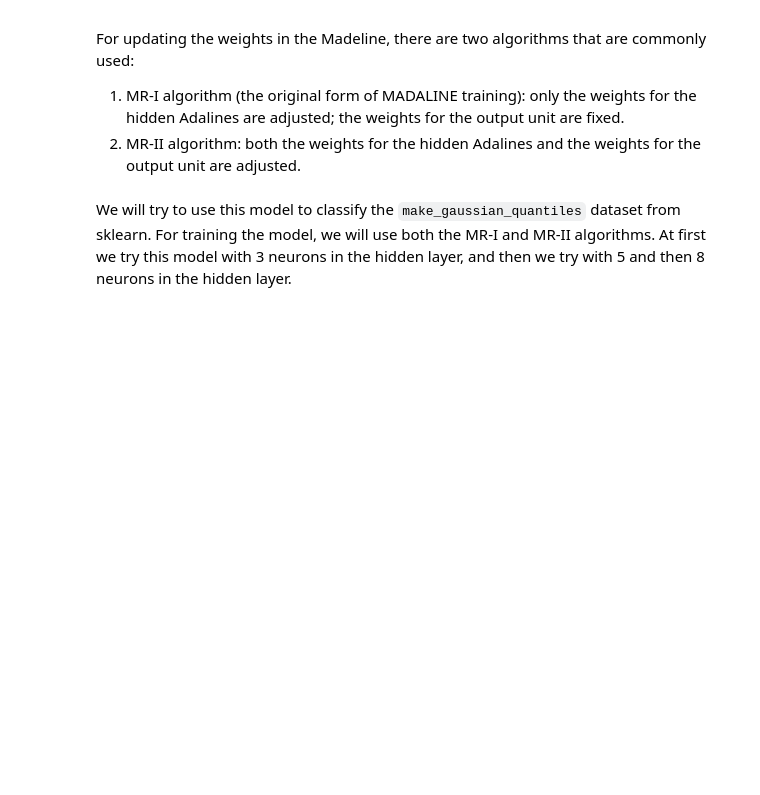
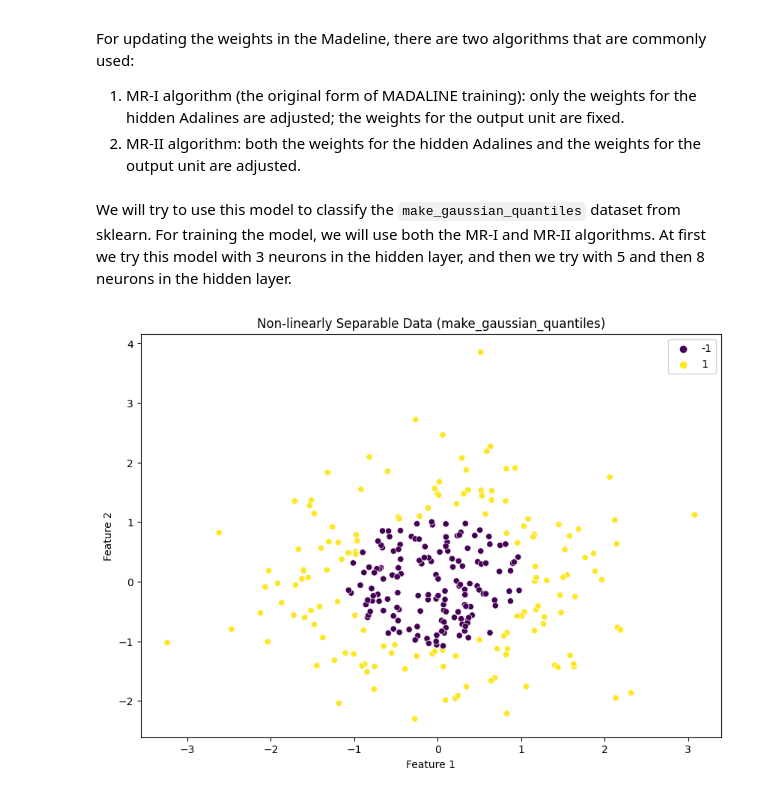
Before and after one commit to Shahriar-0/Neural-Networks-and-Deep-Learning-Course-Projects-S2024, a Jupyter notebook: HW1-FullyConnectedNeuralNetworks/src/3.Adaline&Madaline.ipynb, the cells around one changed output. Cells and saved outputs as stored; diff of their text form; code cells hidden in the pictures; blank space fills up the shorter version.

```diff
--- a/HW1-FullyConnectedNeuralNetworks/src/3.Adaline&Madaline.ipynb
+++ b/HW1-FullyConnectedNeuralNetworks/src/3.Adaline&Madaline.ipynb
@@ -312,2 +376,19 @@ x, y = make_gaussian_quantiles(n_features=2, n_classes=2, n_samples=300, random_
+# %%
+x, y = make_gaussian_quantiles(n_features=2, n_classes=2, n_samples=300, random_state=42)
+y = np.where(y == 1, 1, -1)
+
+plt.figure(figsize=(10, 7))
+scatter = sns.scatterplot(
+    x = x[:, 0],
+    y = x[:, 1],
+    hue=y,
+    palette="viridis",
+)
+plt.title("Non-linearly Separable Data (make_gaussian_quantiles)")
+plt.xlabel("Feature 1")
+plt.ylabel("Feature 2")
+plt.show()
+# %% [output]
+[figure, added]
 # %%
 x_train, x_test, y_train, y_test = train_test_split(x, y, test_size=0.2, random_state=42)
```
Also changed, not shown: parts of 29 cells of this notebook.
